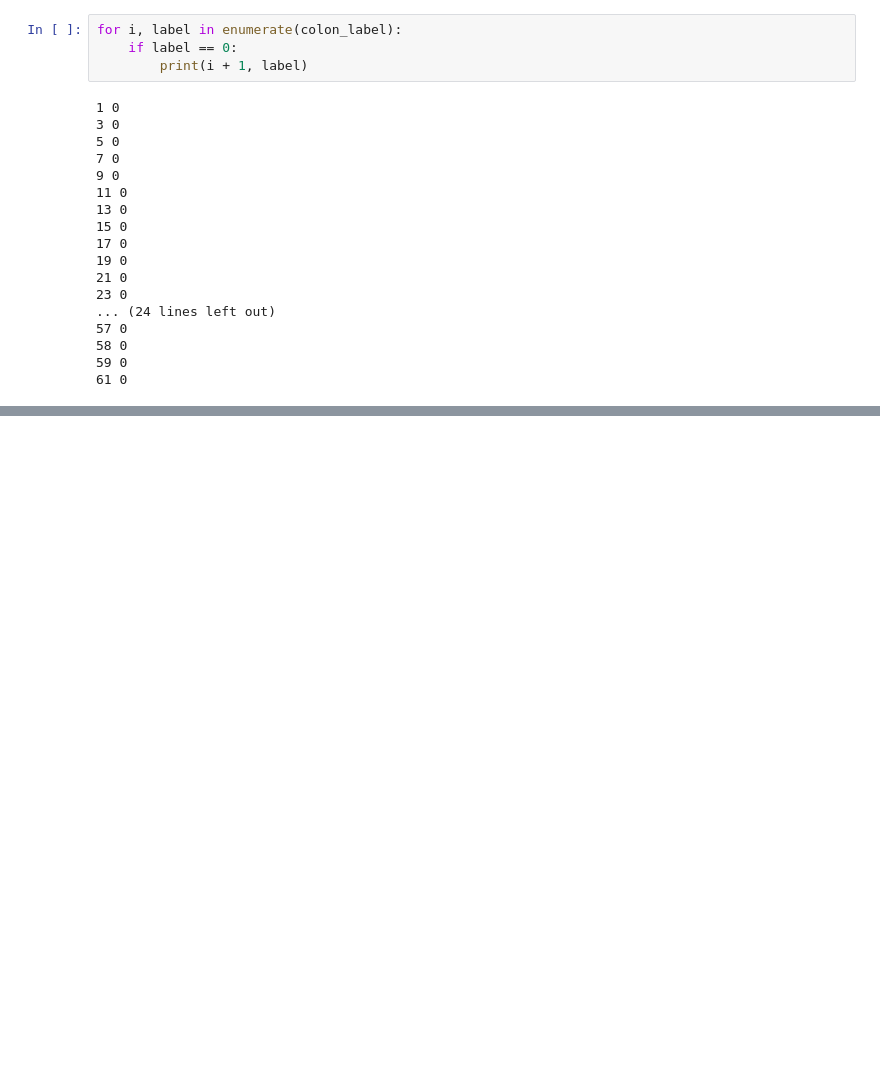
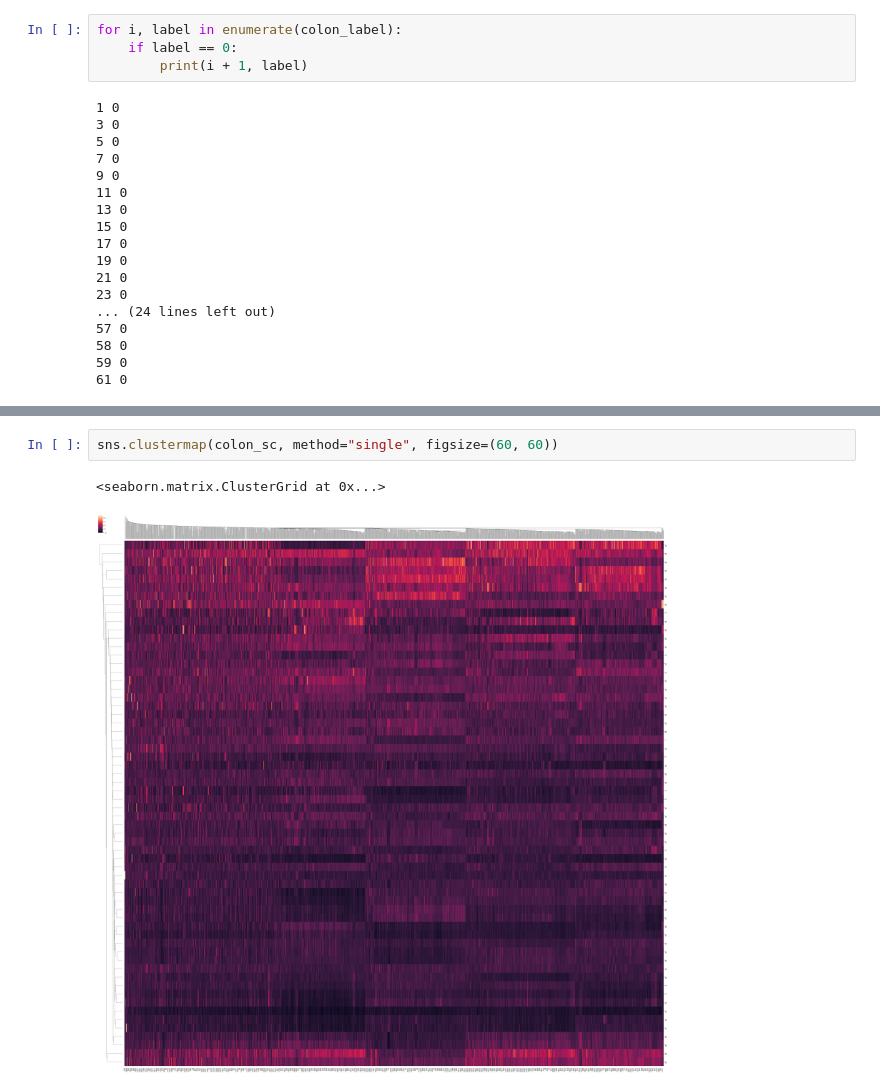
Before and after one commit to hanggun/DME-mini-project, a Jupyter notebook: ColonDataClustering.ipynb, the cells around one changed output, grey strips where cells are left out. Drawn from its saved outputs; the diff is of its cells as text; blank space fills up the shorter version.

```diff
--- a/ColonDataClustering.ipynb
+++ b/ColonDataClustering.ipynb
@@ -176 +182,6 @@ sns.clustermap(X_train)
+# %%
+sns.clustermap(colon_sc, method="single", figsize=(60, 60))
+# %% [output]
+<seaborn.matrix.ClusterGrid at 0x...>
+[figure, added]
 # %%
```
Also changed, not shown: parts of 9 cells of this notebook, 6 other files.
